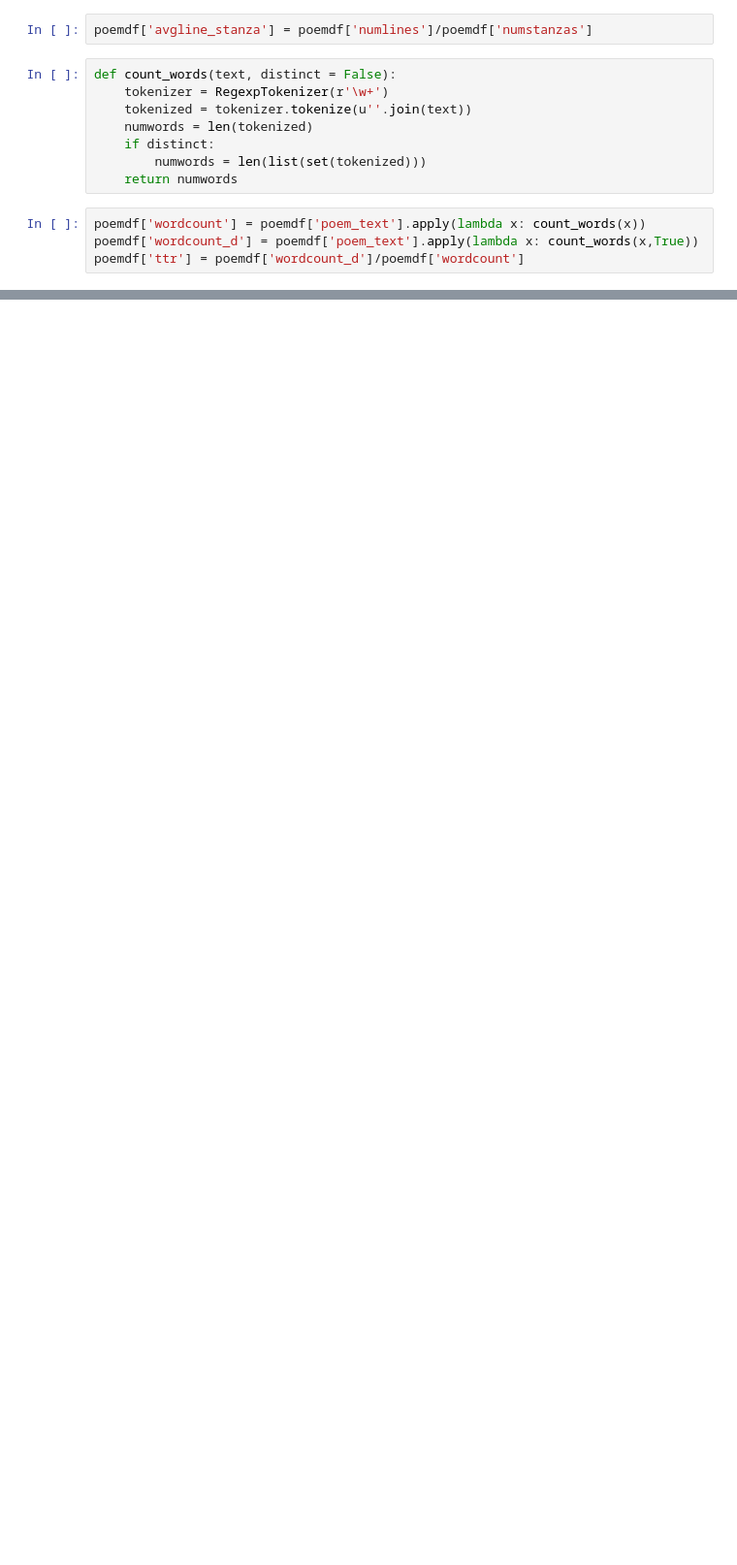
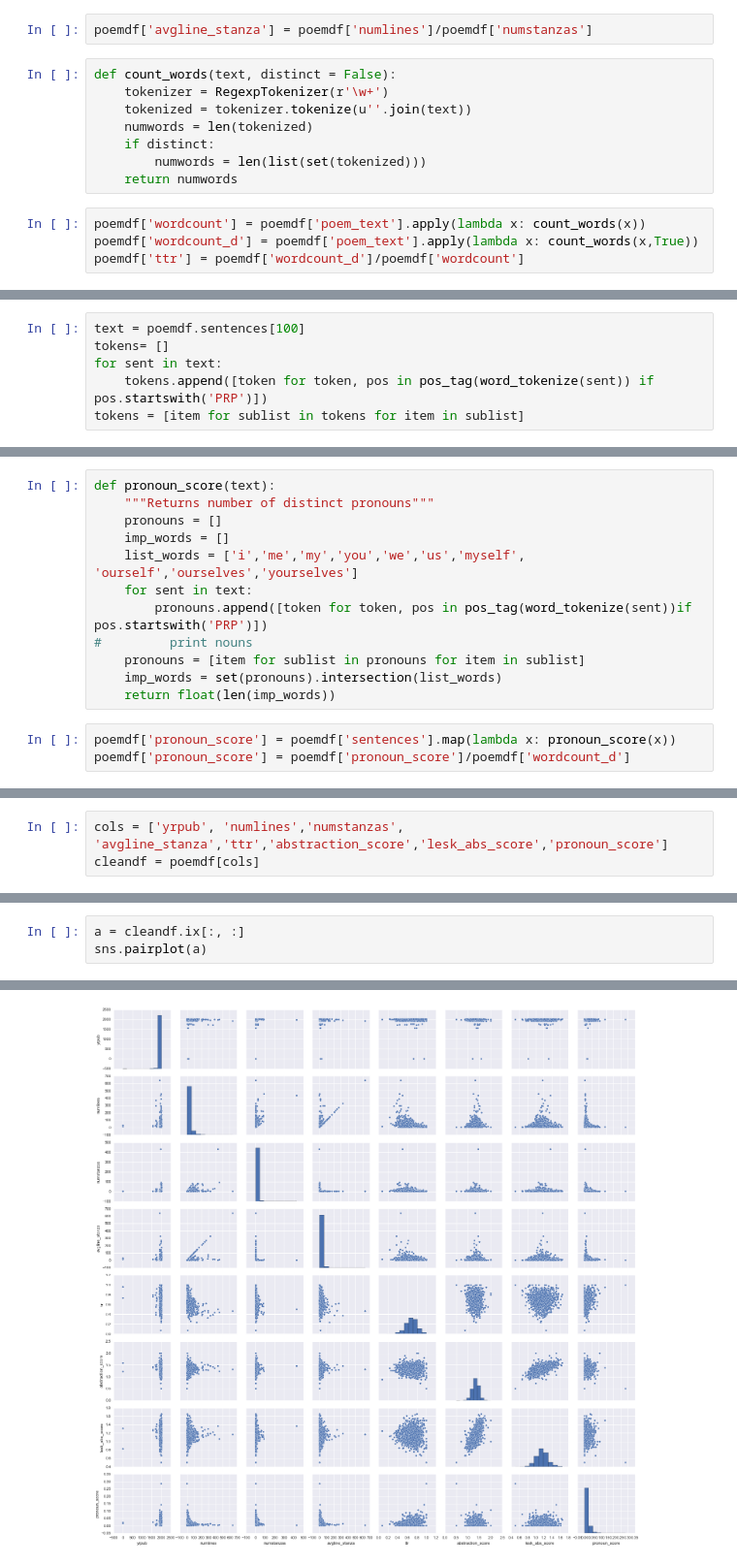
Before and after one commit to huiruru/FinalProject, a Jupyter notebook: ScratchPad/PoemTextAnalysis.ipynb, the cells around one changed output, grey strips where cells are left out. Shown: that part at 97% size. Drawn from its saved outputs; the diff is of its cells as text; blank space fills up the shorter version.

Commit message:
added pickle files, calculated features: abstraction score, pronoun score, lesk abstraction score, edited text extraction/cleaning methods

```diff
--- a/ScratchPad/PoemTextAnalysis.ipynb
+++ b/ScratchPad/PoemTextAnalysis.ipynb
@@ -171,0 +181,6 @@ pos_tag(text1)
+# %%
+text = poemdf.sentences[100]
+tokens= []
+for sent in text:
+    tokens.append([token for token, pos in pos_tag(word_tokenize(sent)) if pos.startswith('PRP')])
+tokens = [item for sublist in tokens for item in sublist]
@@ -171,0 +191,15 @@ pos_tag(text1)
+# %%
+def pronoun_score(text):
+    """Returns number of distinct pronouns"""
+    pronouns = []
+    imp_words = []
+    list_words = ['i','me','my','you','we','us','myself', 'ourself','ourselves','yourselves']
+    for sent in text:
+        pronouns.append([token for token, pos in pos_tag(word_tokenize(sent))if pos.startswith('PRP')])
+#         print nouns
+    pronouns = [item for sublist in pronouns for item in sublist]
+    imp_words = set(pronouns).intersection(list_words)
+    return float(len(imp_words))
+# %%
+poemdf['pronoun_score'] = poemdf['sentences'].map(lambda x: pronoun_score(x))
+poemdf['pronoun_score'] = poemdf['pronoun_score']/poemdf['wordcount_d']
@@ -171,0 +209,3 @@ pos_tag(text1)
+# %%
+cols = ['yrpub', 'numlines','numstanzas', 'avgline_stanza','ttr','abstraction_score','lesk_abs_score','pronoun_score']
+cleandf = poemdf[cols]
@@ -171,0 +228,4 @@ pos_tag(text1)
+# %%
+a = cleandf.ix[:, :]
+sns.pairplot(a)
+# %% [output]
@@ -171,0 +233 @@ pos_tag(text1)
+[figure, added]
```
Also changed, not shown: parts of 34 cells of this notebook, 3 other files.
